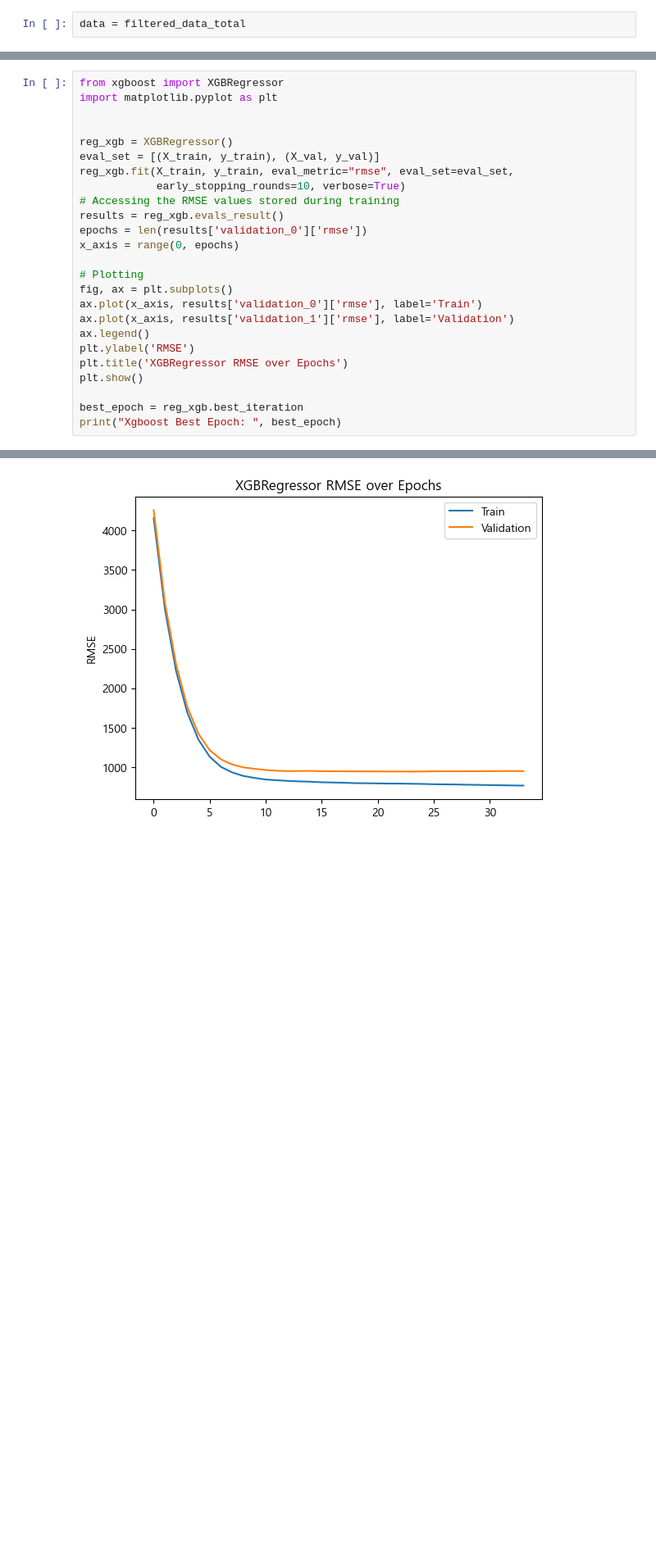
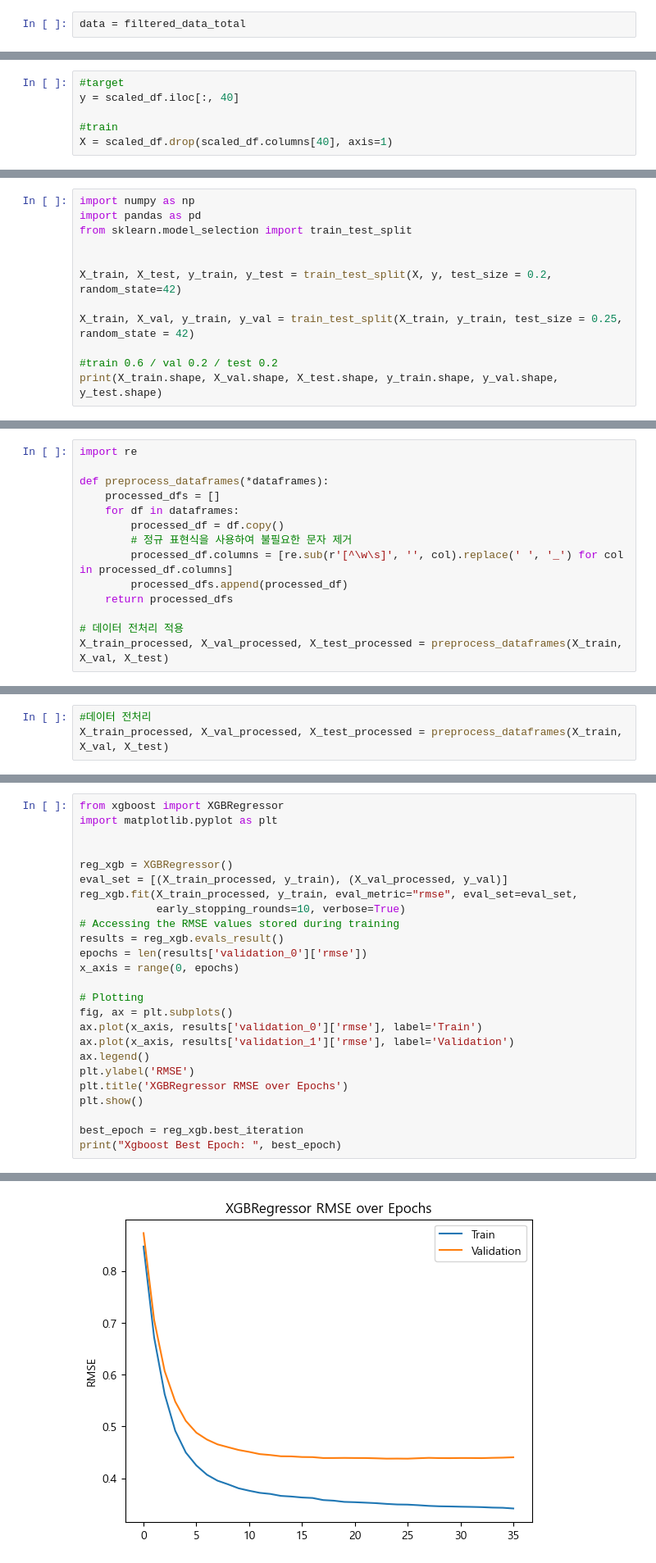
Before and after one commit to vividbaek/Forcasting-Apartment-actual-transaction, a Jupyter notebook: Code/Model/OnehotEncoding_vif.ipynb, the cells around one changed output, grey strips where cells are left out. Shown at 82% size. Drawn from its saved outputs; the diff is of its cells as text; blank space fills up the shorter version.

```diff
--- a/Code/Model/OnehotEncoding_vif.ipynb
+++ b/Code/Model/OnehotEncoding_vif.ipynb
@@ -258,0 +536,6 @@ data['원화의 대미달러, 원화의 대위안/대엔 환율(원/달러(종
+# %%
+#target
+y = scaled_df.iloc[:, 40]
+
+#train
+X = scaled_df.drop(scaled_df.columns[40], axis=1)
@@ -262,0 +595,12 @@ NameError: name 'X' is not defined
+# %%
+import numpy as np
+import pandas as pd
+from sklearn.model_selection import train_test_split
+
+
+X_train, X_test, y_train, y_test = train_test_split(X, y, test_size = 0.2, random_state=42)
+
+X_train, X_val, y_train, y_val = train_test_split(X_train, y_train, test_size = 0.25, random_state = 42)
+
+#train 0.6 / val 0.2 / test 0.2
+print(X_train.shape, X_val.shape, X_test.shape, y_train.shape, y_val.shape, y_test.shape)
@@ -263,3 +621,17 @@ NameError: name 'X' is not defined
+# %%
+import re
+
+def preprocess_dataframes(*dataframes):
+    processed_dfs = []
+    for df in dataframes:
+        processed_df = df.copy()
+        # 정규 표현식을 사용하여 불필요한 문자 제거
+        processed_df.columns = [re.sub(r'[^\w\s]', '', col).replace(' ', '_') for col in processed_df.columns]
+        processed_dfs.append(processed_df)
+    return processed_dfs
+
+# 데이터 전처리 적용
+X_train_processed, X_val_processed, X_test_processed = preprocess_dataframes(X_train, X_val, X_test)
 # %%
 #모델 훈련 함수
 def train_models(X_train, y_train):
@@ -327,2 +719,5 @@ def evaluate_models_on_test(models, X_test, y_test):
+# %%
+#데이터 전처리
+X_train_processed, X_val_processed, X_test_processed = preprocess_dataframes(X_train, X_val, X_test)
 # %%
 #모델 훈련
@@ -399,8 +791,8 @@ import matplotlib.pyplot as plt
 
 
 reg_xgb = XGBRegressor()
-eval_set = [(X_train, y_train), (X_val, y_val)]
-reg_xgb.fit(X_train, y_train, eval_metric="rmse", eval_set=eval_set,
+eval_set = [(X_train_processed, y_train), (X_val_processed, y_val)]
+reg_xgb.fit(X_train_processed, y_train, eval_metric="rmse", eval_set=eval_set,
             early_stopping_rounds=10, verbose=True)
 # Accessing the RMSE values stored during training
 results = reg_xgb.evals_result()
@@ -439 +838 @@ print("Xgboost Best Epoch: ", best_epoch)
-[figure, old version]
+[figure, new version]
```
Also changed, not shown: parts of 58 cells of this notebook, 1 other file.
